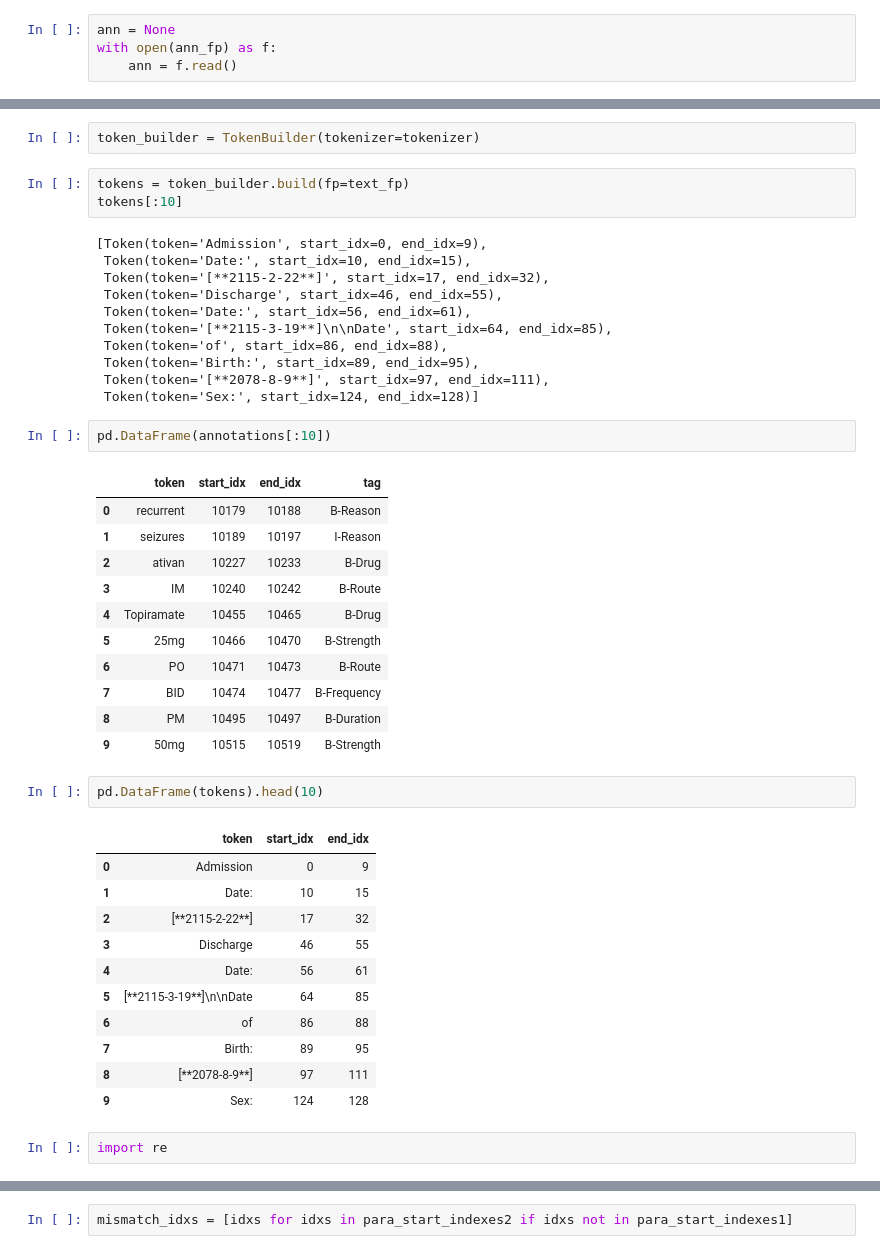
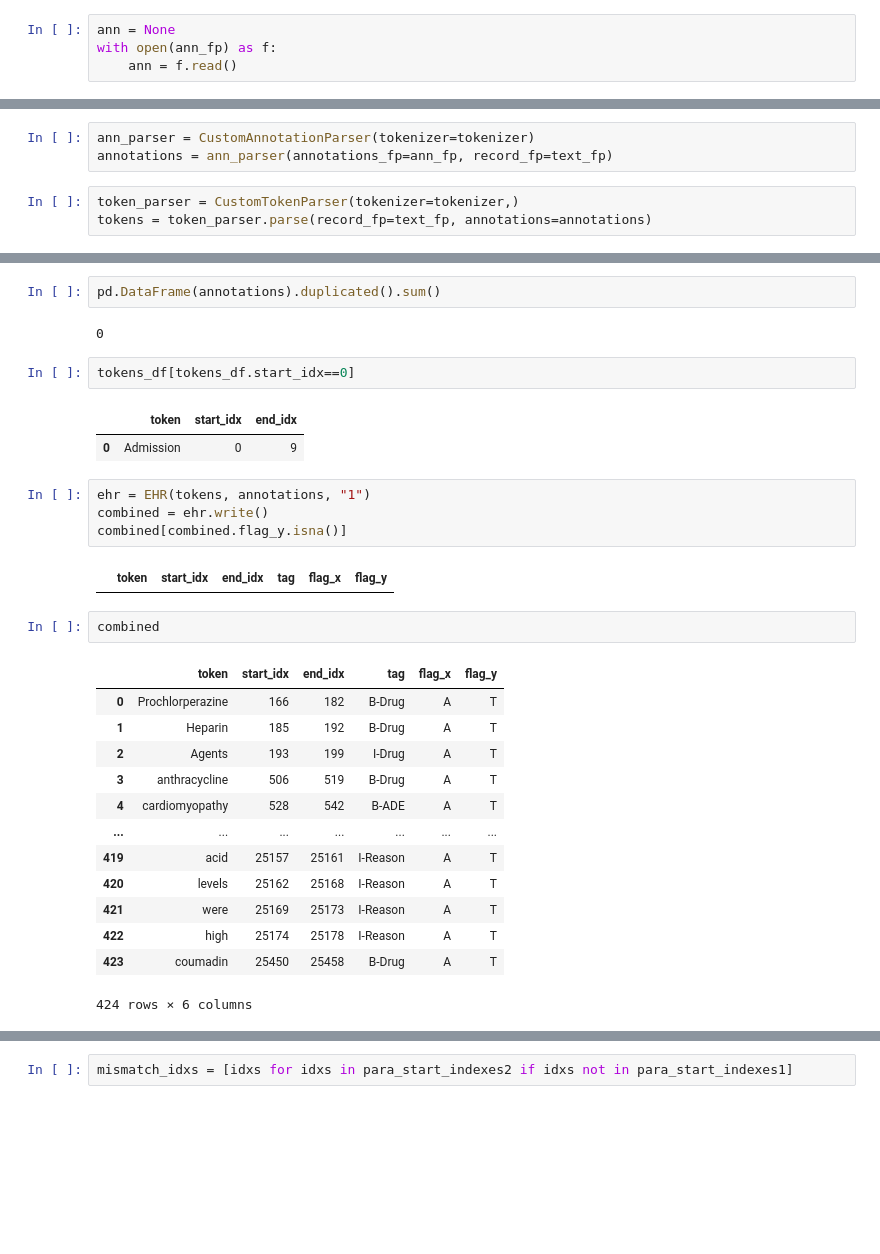
Before and after one commit to nitinkmittal/ner_ehr, a Jupyter notebook: notebooks/Untitled.ipynb, the cells around one changed output, grey strips where cells are left out. Drawn from its saved outputs; the diff is of its cells as text; blank space fills up the shorter version.

```diff
--- a/notebooks/Untitled.ipynb
+++ b/notebooks/Untitled.ipynb
@@ -32,0 +32,6 @@ _validate_token_idxs(tokens=annotations, text=text)
+# %%
+ann_parser = CustomAnnotationParser(tokenizer=tokenizer)
+annotations = ann_parser(annotations_fp=ann_fp, record_fp=text_fp)
+# %%
+token_parser = CustomTokenParser(tokenizer=tokenizer,)
+tokens = token_parser.parse(record_fp=text_fp, annotations=annotations)
@@ -46,49 +85,34 @@ annotations[:10]
-# %%
-token_builder = TokenBuilder(tokenizer=tokenizer)
-# %%
-tokens = token_builder.build(fp=text_fp)
-tokens[:10]
-# %% [output]
-[Token(token='Admission', start_idx=0, end_idx=9),
- Token(token='Date:', start_idx=10, end_idx=15),
- Token(token='[**2115-2-22**]', start_idx=17, end_idx=32),
- Token(token='Discharge', start_idx=46, end_idx=55),
- Token(token='Date:', start_idx=56, end_idx=61),
- Token(token='[**2115-3-19**]\n\nDate', start_idx=64, end_idx=85),
- Token(token='of', start_idx=86, end_idx=88),
- Token(token='Birth:', start_idx=89, end_idx=95),
- Token(token='[**2078-8-9**]', start_idx=97, end_idx=111),
- Token(token='Sex:', start_idx=124, end_idx=128)]
 # %%
-pd.DataFrame(annotations[:10])
+pd.DataFrame(annotations).duplicated().sum()
 # %% [output]
-|  | token | start_idx | end_idx | tag |
-| 0 | recurrent | 10179 | 10188 | B-Reason |
-| 1 | seizures | 10189 | 10197 | I-Reason |
-| 2 | ativan | 10227 | 10233 | B-Drug |
-| 3 | IM | 10240 | 10242 | B-Route |
-| 4 | Topiramate | 10455 | 10465 | B-Drug |
-| 5 | 25mg | 10466 | 10470 | B-Strength |
-| 6 | PO | 10471 | 10473 | B-Route |
-| 7 | BID | 10474 | 10477 | B-Frequency |
-| 8 | PM | 10495 | 10497 | B-Duration |
-| 9 | 50mg | 10515 | 10519 | B-Strength |
+0
-# %%
-pd.DataFrame(tokens).head(10)
-# %% [output]
-|  | token | start_idx | end_idx |
-| 0 | Admission | 0 | 9 |
-| 1 | Date: | 10 | 15 |
-| 2 | [**2115-2-22**] | 17 | 32 |
-| 3 | Discharge | 46 | 55 |
-| 4 | Date: | 56 | 61 |
-| 5 | [**2115-3-19**]\n\nDate | 64 | 85 |
-| 6 | of | 86 | 88 |
-| 7 | Birth: | 89 | 95 |
-| 8 | [**2078-8-9**] | 97 | 111 |
-| 9 | Sex: | 124 | 128 |
-# %%
-import re
+# %%
+tokens_df[tokens_df.start_idx==0]
+# %% [output]
+|  | token | start_idx | end_idx |
+| 0 | Admission | 0 | 9 |
+# %%
+ehr = EHR(tokens, annotations, "1")
+combined = ehr.write()
+combined[combined.flag_y.isna()]
+# %% [output]
+|  | token | start_idx | end_idx | tag | flag_x | flag_y |
+# %%
+combined
+# %% [output]
+|  | token | start_idx | end_idx | tag | flag_x | flag_y |
+| 0 | Prochlorperazine | 166 | 182 | B-Drug | A | T |
+| 1 | Heparin | 185 | 192 | B-Drug | A | T |
+| 2 | Agents | 193 | 199 | I-Drug | A | T |
+| 3 | anthracycline | 506 | 519 | B-Drug | A | T |
+| 4 | cardiomyopathy | 528 | 542 | B-ADE | A | T |
+| ... | ... | ... | ... | ... | ... | ... |
+| 419 | acid | 25157 | 25161 | I-Reason | A | T |
+| 420 | levels | 25162 | 25168 | I-Reason | A | T |
+| 421 | were | 25169 | 25173 | I-Reason | A | T |
+| 422 | high | 25174 | 25178 | I-Reason | A | T |
+| 423 | coumadin | 25450 | 25458 | B-Drug | A | T |
+424 rows × 6 columns
 # %%
 para_start_indexes1 = []
 for i in re.finditer(r'(?!.*[\d]+)\. [A-Z]', text):
```
Also changed, not shown: parts of 21 cells of this notebook, 11 other files.
